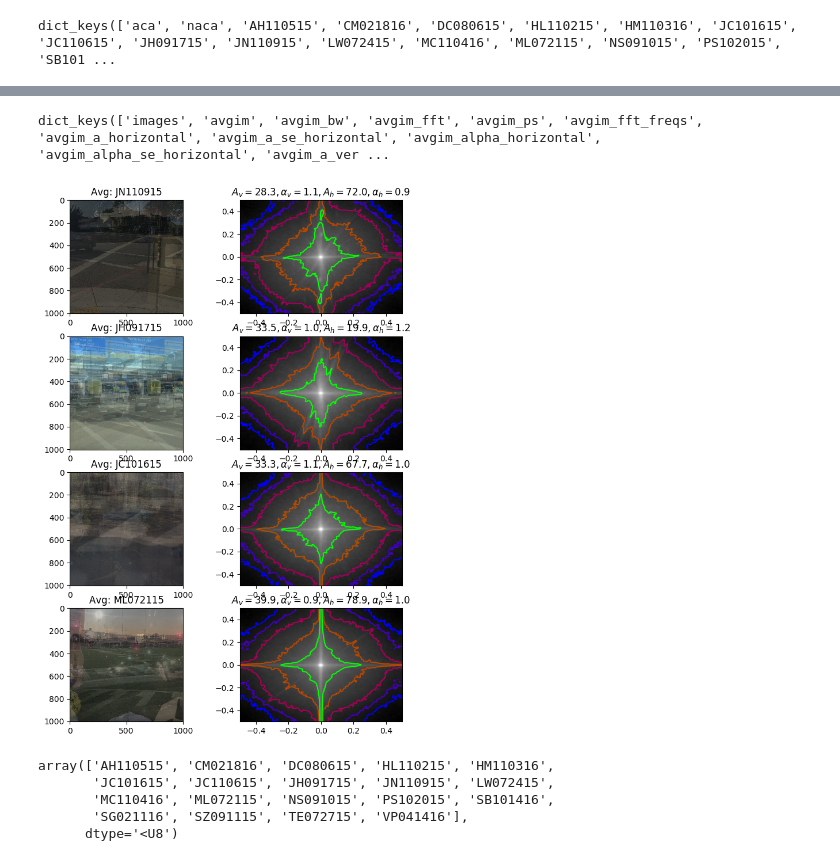
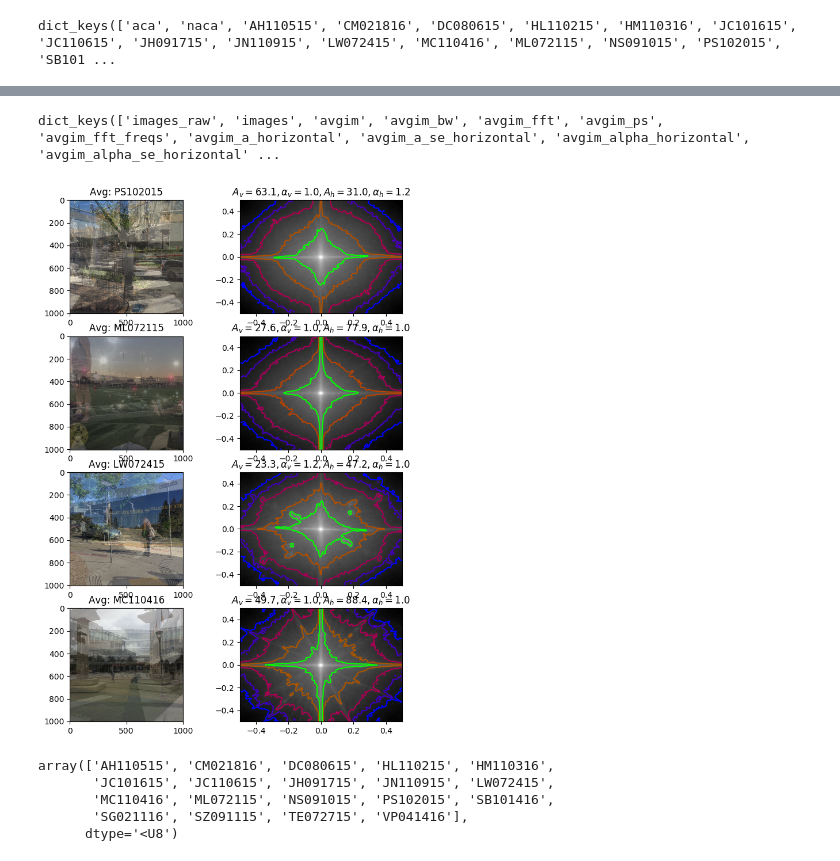
Before and after one commit to Akshugopi/myopiaNaturalScenes, a Jupyter notebook: myopiaNaturalScenes.ipynb, the cells around one changed output, grey strips where cells are left out. Drawn from its saved outputs; the diff is of its cells as text; code cells hidden in the pictures.

```diff
--- a/myopiaNaturalScenes.ipynb
+++ b/myopiaNaturalScenes.ipynb
@@ -385,10 +438,12 @@ ddict['naca']['images_raw'] = naca_raw_images
 # analyze overall NACA and ACA
 ddict['aca'] = analyze_imset(set_ims = aca_raw_images,
                              min_dim = min_dim,
-                             dictloc = ddict['aca'])
+                             dictloc = ddict['aca'],
+                             crop = False)
 ddict['naca'] = analyze_imset(set_ims = naca_raw_images,
                               min_dim = min_dim,
-                              dictloc = ddict['naca'])
+                              dictloc = ddict['naca'],
+                              crop = False)
 
 # analyze images for each individual subject
 for i, sub in enumerate(subjects):
@@ -414,7 +469,8 @@ for i, sub in enumerate(subjects):
     if not np.shape(subims) == (0, ):
         ddict[sub] = analyze_imset(set_ims = subims,
                                 min_dim = min_dim,
-                                dictloc = thisloc)
+                                dictloc = thisloc,
+                                crop = False)
 
     # analyze academic & nonacademic separately
     if not np.shape(aca_subims) == (0, ):
@@ -426,7 +482,8 @@ for i, sub in enumerate(subjects):
         #if there are images in this category then calculate averages and ft for them
         ddict[sub][school] = analyze_imset(set_ims = thisloc['images_raw'],
                                         min_dim = min_dim,
-                                        dictloc = thisloc)
+                                        dictloc = thisloc,
+                                        crop = False)
     if not np.shape(naca_subims) == (0, ):
         school = 'naca'
         ddict[sub][school] = {}
@@ -436,4 +493,5 @@ for i, sub in enumerate(subjects):
         #if there are images in this category then calculate averages and ft for them
         ddict[sub][school] = analyze_imset(set_ims = thisloc['images_raw'],
                                         min_dim = min_dim,
-                                        dictloc = thisloc)
+                                        dictloc = thisloc,
+                                        crop = False)
@@ -497,15 +570,14 @@ for i, sample_loc in enumerate(['top','middle','bottom']):
 # %%
 #make a pandas df to hold our data
 
-fits_df = pd.DataFrame(columns = ('variable','direction','location','academic','value'))
+fits_df = pd.DataFrame(columns = ('variable','direction','academic','value'))
 i=0
 for variable in ['a','a_se','alpha','alpha_se']:
-    for location in ['top','middle','bottom']:
-        for direction in ['vertical','horizontal','skew']:
-            for academic in ['aca','naca']:
-                value = ddict[academic][location]['avgim_{}_{}'.format(variable,direction)]
-                fits_df.loc[i] = ([variable,direction,location,academic,value])
-                i+=1
+    for direction in ['vertical','horizontal','skew']:
+        for academic in ['aca','naca']:
+            value = ddict[academic]['avgim_{}_{}'.format(variable,direction)]
+            fits_df.loc[i] = ([variable,direction,academic,value])
+            i+=1
 #a_alpha_fits_df
 # %%
 a = fits_df[(fits_df.variable == 'a')]
@@ -540,32 +612,32 @@ alpha_middle.plot(xerr = alpha_se_middle,title='Alpha',kind='barh')
 # %%
-ddict['aca']['top'].keys()
+ddict['aca'].keys()
 # %% [output]
-dict_keys(['images', 'avgim', 'avgim_bw', 'avgim_fft', 'avgim_ps', 'avgim_fft_freqs', 'avgim_a_horizontal', 'avgim_a_se_horizontal', 'avgim_alpha_horizontal', 'avgim_alpha_se_horizontal', 'avgim_a_ver ...
+dict_keys(['images_raw', 'images', 'avgim', 'avgim_bw', 'avgim_fft', 'avgim_ps', 'avgim_fft_freqs', 'avgim_a_horizontal', 'avgim_a_se_horizontal', 'avgim_alpha_horizontal', 'avgim_alpha_se_horizontal' ...
 # %%
 #plot 2d power spectra for n random subjects
 
 n=4
 trs = np.random.choice(subjects,n,replace=False)
 
 plt.subplots(nrows=2,ncols=n,figsize =(8,n*3))
 
 for i in range(n):
 
     sub = trs[i]
     plt.subplot(n,2,2*i+1, title='Avg: {}'.format(sub))
-    plt.imshow(ddict[sub][sample_loc]['avgim'], interpolation='none',cmap='gray')
+    plt.imshow(ddict[sub]['avgim'], interpolation='none',cmap='gray')
     plt.subplot(n,2,2*i+2,
-                title=r'$A_v={0:.1f},\alpha_v={1:.1f},A_h={2:.1f},\alpha_h={3:.1f}$'.format(ddict[sub][sample_loc]['avgim_a_vertical'],
-                                                                                            ddict[sub][sample_loc]['avgim_alpha_vertical'],
-                                                                                            ddict[sub][sample_loc]['avgim_a_horizontal'],
-                                                                                            ddict[sub][sample_loc]['avgim_alpha_horizontal'])
+                title=r'$A_v={0:.1f},\alpha_v={1:.1f},A_h={2:.1f},\alpha_h={3:.1f}$'.format(ddict[sub]['avgim_a_vertical'],
+                                                                                            ddict[sub]['avgim_alpha_vertical'],
+                                                                                            ddict[sub]['avgim_a_horizontal'],
+                                                                                            ddict[sub]['avgim_alpha_horizontal'])
                 )
 
-    contour_plotter(ddict[sub][sample_loc]['avgim_ps'],
-                    fqs = ddict[sub][sample_loc]['avgim_fft_freqs'],
+    contour_plotter(ddict[sub]['avgim_ps'],
+                    fqs = ddict[sub]['avgim_fft_freqs'],
                     bar=False)
 # %% [output]
-[figure, old version]
+[figure, new version]
 # %%
 subjects
 # %% [output]
```
Also changed, not shown: parts of 15 cells of this notebook.
